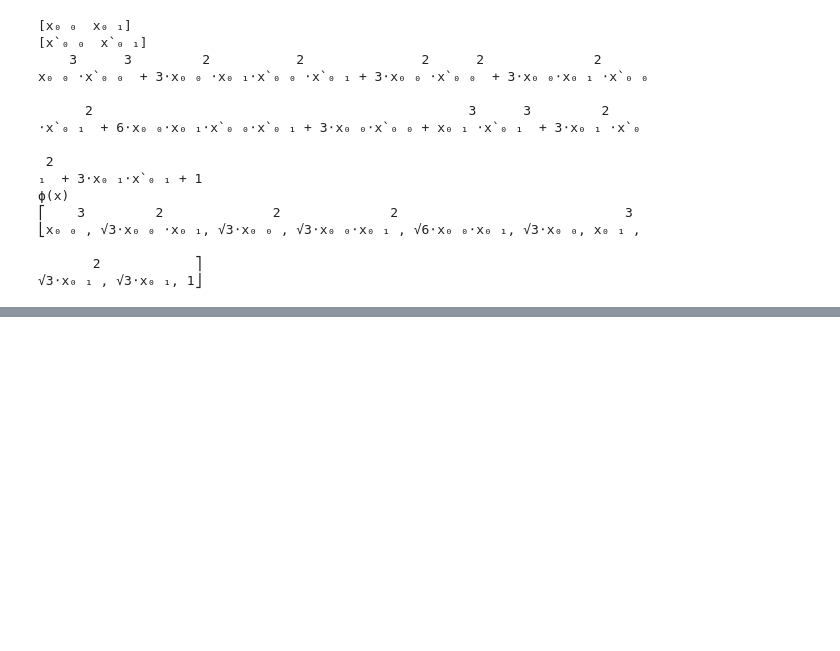
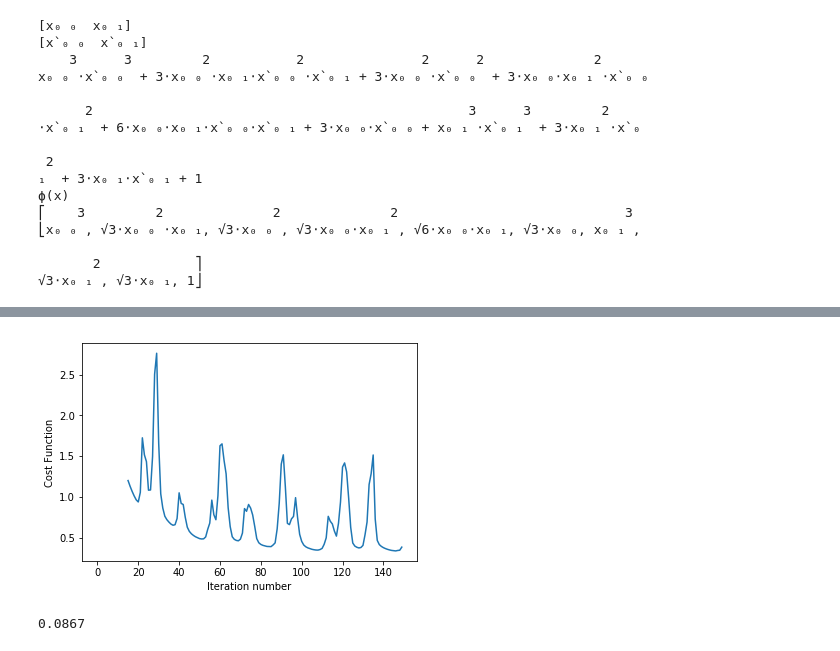
Before and after one commit to vinneenguyen/mitx-machine-learning-with-python-from-linear-models-to-deep-learning, a Jupyter notebook: Project 2: Digit recognition (Part 1)/PCA.ipynb, the cells around one changed output, grey strips where cells are left out. Saved outputs shown, nothing was run; the diff lists cells and outputs as text; code cells hidden in the pictures; blank space fills up the shorter version.

```diff
--- a/Project 2: Digit recognition (Part 1)/PCA.ipynb
+++ b/Project 2: Digit recognition (Part 1)/PCA.ipynb
@@ -110,0 +120,5 @@ x₀ ₀ ⋅x`₀ ₀  + 3⋅x₀ ₀ ⋅x₀ ₁⋅x`₀ ₀ ⋅x`₀ ₁ + 3
+# %%
+main.run_softmax_on_MNIST_cube(temp_parameter=1)
+# %% [output]
+[figure, added]
+0.0867
```
Also changed, not shown: parts of 2 cells of this notebook.
